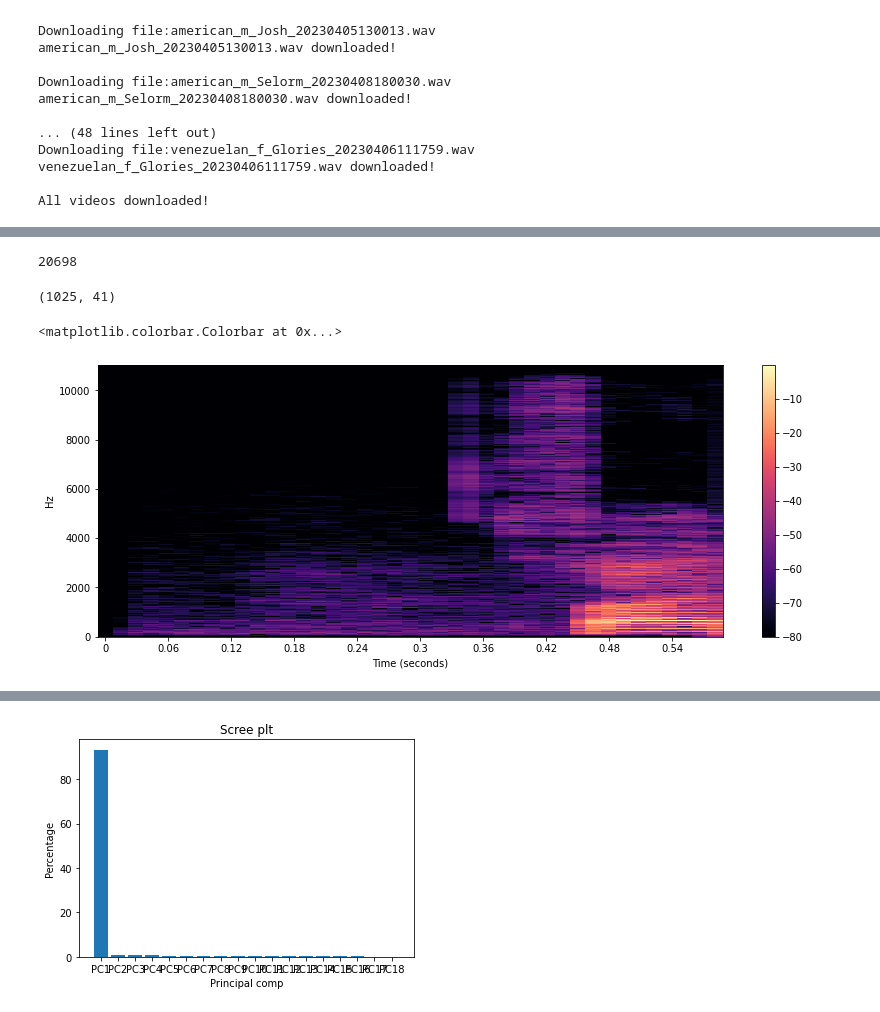
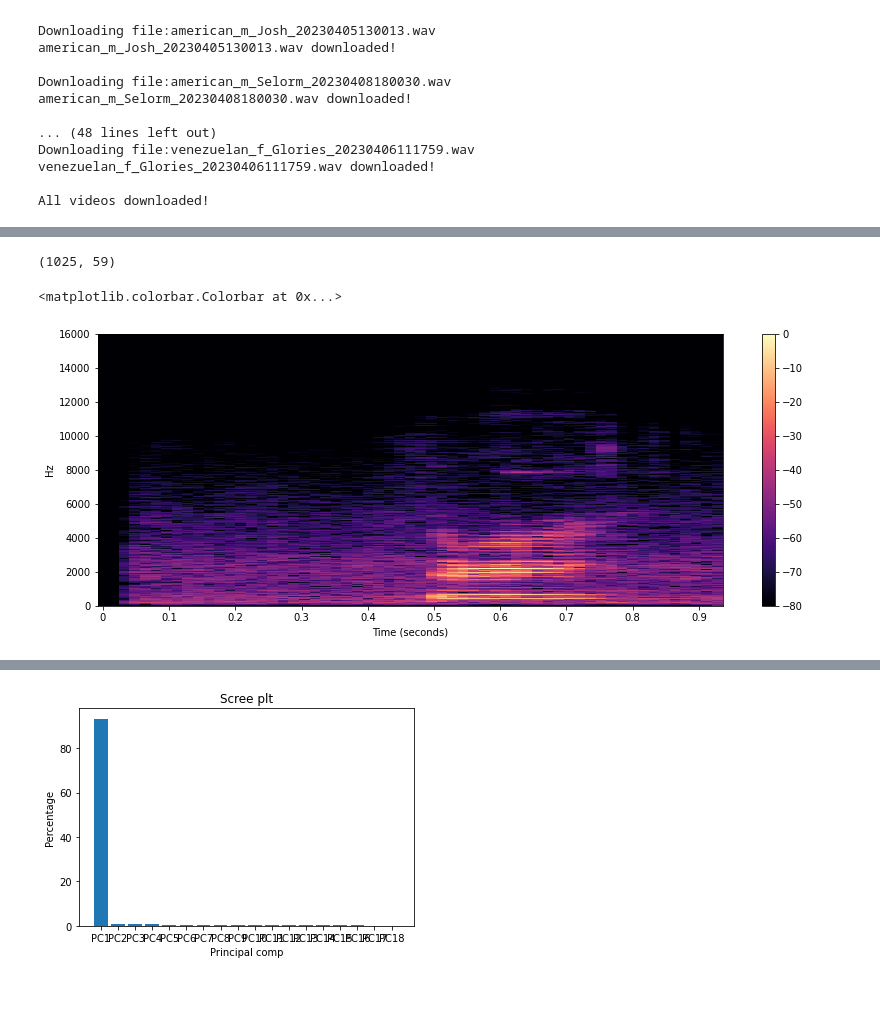
Before and after one commit to KSiva199/Final-Project-Audio, a Jupyter notebook: practice.ipynb, the cells around one changed output, grey strips where cells are left out. Cells and saved outputs as stored; diff of their text form; code cells hidden in the pictures.

```diff
--- a/practice.ipynb
+++ b/practice.ipynb
@@ -60,6 +60,6 @@ ValueError: rate must be specified when data is a numpy array or list of audio s
 # %%
 import os
-path = "/Users/ksr/Machine Learning/Final Project Audio/audio/5"
+path = "/Users/ksr/Machine Learning/Final Project Audio/audio/3"
 dir_list = os.listdir(path)
 for name in dir_list:
     print(name)
@@ -86,7 +85,8 @@ import librosa as librosa
 import numpy as np
 from matplotlib import pyplot as plt
 import os
-path = "/Users/ksr/Machine Learning/Final Project Audio/audio/5"
-y,sr=librosa.load('audio/5/american_m_Shaun_20230406131836.wav',sr=22050)
+path = "/Users/ksr/Machine Learning/Final Project Audio/audio/4"
+y,sr=librosa.load('audio/3/american_f_Alexa_20230406110150.wav',sr=32000)
 librosa.display.waveshow(y,sr=sr,color='black')
+sr
 # %% [output]
@@ -118,21 +107,18 @@ NoBackendError:
-# %%
-dir_list[1]
-len(y)
-# %% [output]
-20698
 # %%
 D=librosa.stft(y)
 s_db=librosa.amplitude_to_db(np.abs(D), ref=np.max)
 s_db.shape
 # %% [output]
-(1025, 41)
+(1025, 59)
 # %%
+D=librosa.stft(y)
+s_db=librosa.amplitude_to_db(np.abs(D), ref=np.max)
 plt.figure(figsize=(14,5))
-img=librosa.display.specshow(s_db,sr=sr,x_axis='s',y_axis='linear',hop_length=320)
+img=librosa.display.specshow(s_db,sr=sr,x_axis='s',y_axis='linear')
 plt.colorbar()
 # %% [output]
 <matplotlib.colorbar.Colorbar at 0x...>
-[figure, old version]
+[figure, new version]
 # %%
 S=librosa.feature.melspectrogram(y=y,sr=sr,n_mels=128,)
 s_db_mel=librosa.amplitude_to_db(S, ref=np.max)
```
Also changed, not shown: parts of 10 cells of this notebook, 3 other files.
